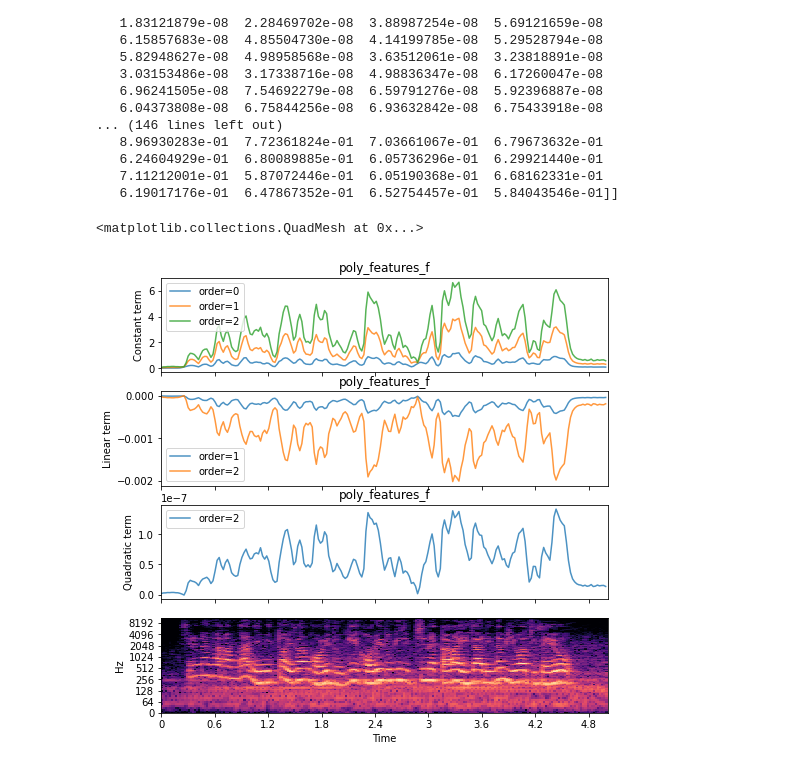
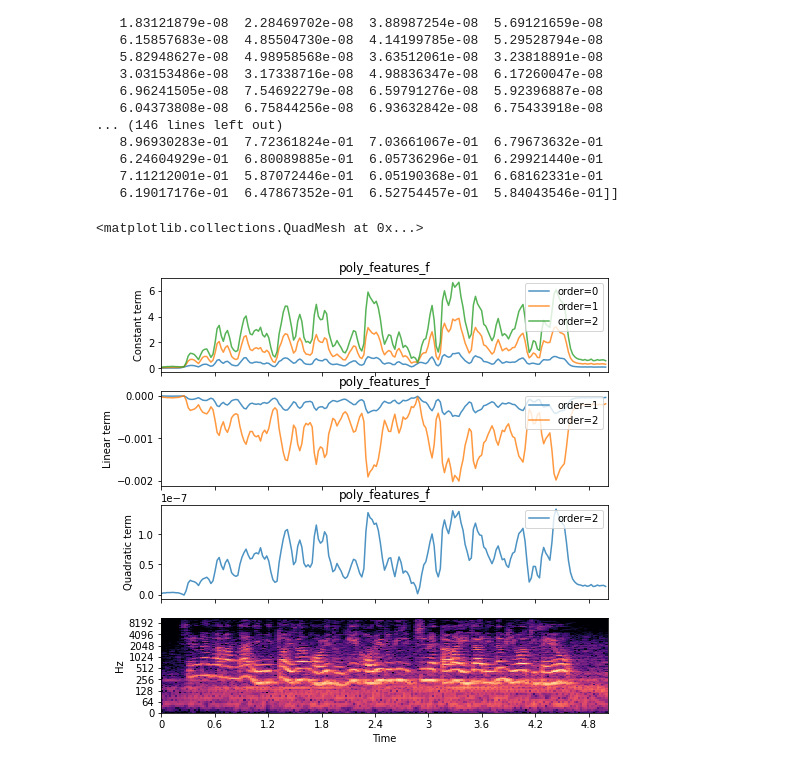
Before and after one commit to zashin-AI/JongHo, a Jupyter notebook: poly_features_f(default).ipynb, the cells around one changed output. Cells and saved outputs as stored; diff of their text form; code cells hidden in the pictures.

```diff
--- a/poly_features_f(default).ipynb
+++ b/poly_features_f(default).ipynb
@@ -85,29 +85,29 @@ print(p2)
 # %%
 import matplotlib.pyplot as plt
 fig, ax = plt.subplots(nrows=4, sharex=True, figsize=(8, 8))
 times = librosa.times_like(p0)
 
 ax[0].set_title("poly_features_f")
 ax[0].plot(times, p0[0], label='order=0', alpha=0.8)
 ax[0].plot(times, p1[1], label='order=1', alpha=0.8)
 ax[0].plot(times, p2[2], label='order=2', alpha=0.8)
-ax[0].legend()
+ax[0].legend(loc='upper right')
 ax[0].label_outer()
 ax[0].set(ylabel='Constant term')
 
 ax[1].set_title("poly_features_f")
 ax[1].plot(times, p1[0], label='order=1', alpha=0.8)
 ax[1].plot(times, p2[1], label='order=2', alpha=0.8)
 ax[1].set(ylabel='Linear term')
 ax[1].label_outer
-ax[1].legend()
+ax[1].legend(loc='upper right')
 
 ax[2].set_title("poly_features_f")
 ax[2].plot(times, p2[0], label='order=2', alpha=0.8)
 ax[2].set(ylabel='Quadratic term')
-ax[2].legend()
+ax[2].legend(loc='upper right')
 librosa.display.specshow(librosa.amplitude_to_db(S, ref=np.max),
                          y_axis='log', x_axis='time', ax=ax[3])
 # %% [output]
 <matplotlib.collections.QuadMesh at 0x...>
-[figure, old version]
+[figure, new version]
```
